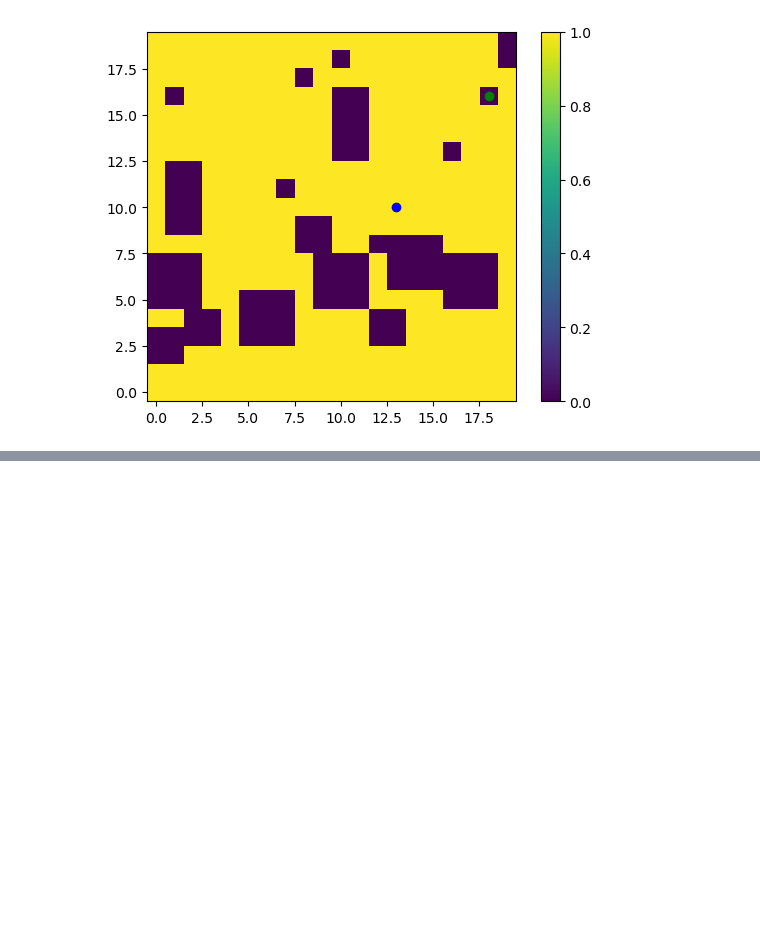
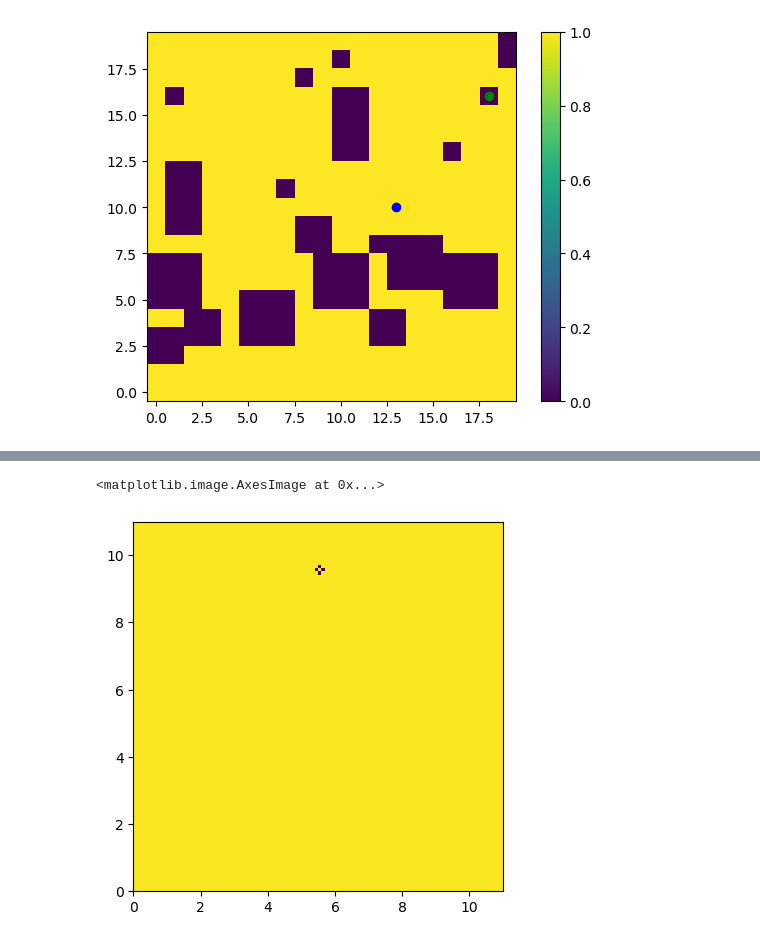
Before and after one commit to rcremese/snake-ai, a Jupyter notebook: digital_twin_paper.ipynb, the cells around one changed output, grey strips where cells are left out. Drawn from its saved outputs; the diff is of its cells as text; code cells hidden in the pictures; blank space fills up the shorter version.

```diff
--- a/digital_twin_paper.ipynb
+++ b/digital_twin_paper.ipynb
@@ -14,7 +16,7 @@ def create_laplacian_matrix_2d(
 ) -> sp.lil_array:
     Dxx = sp.diags([1, -2, 1], [-1, 0, 1], shape=(nx, nx)) / dx**2
     Dyy = sp.diags([1, -2, 1], [-1, 0, 1], shape=(ny, ny)) / dy**2
-    return sp.lil_array(sp.kronsum(Dyy, Dxx))
+    return sp.kronsum(Dyy, Dxx, format="csr")
 
 
 def create_laplacian_matrix_3d(
@@ -24,4 +26,4 @@ def create_laplacian_matrix_3d(
     laplace_2d = create_laplacian_matrix_2d(nx, ny, dx, dy)
 
     Dzz = sp.diags([1, -2, 1], [-1, 0, 1], shape=(nz, nz)) / dz**2
-    return sp.lil_array(sp.kronsum(Dzz, laplace_2d))
+    return sp.kronsum(Dzz, laplace_2d, format="csr")
@@ -46,0 +119,13 @@ NameError: name 'phiflow' is not defined
+# %%
+##
+step = np.array(binary_map.shape) / np.array(new_obs_map.shape)
+laplace = create_laplacian_matrix_2d(*new_obs_map.shape, *step)
+rhs = np.zeros(new_obs_map.shape)
+goal_ind = goal_pos * res
+rhs[int(goal_ind[1]), int(goal_ind[0])] = 1e3
+laplace, rhs = apply_dirichlet_2D(laplace, rhs)
+plt.imshow(rhs.reshape(new_obs_map.shape), origin='lower', extent=[0, x_max, 0, y_max])
+# plt.imshow(new_obs_map, origin='lower', extent=[0, x_max, 0, y_max])
+# %% [output]
+<matplotlib.image.AxesImage at 0x...>
+[figure, added]
```
Also changed, not shown: parts of 10 cells of this notebook.
